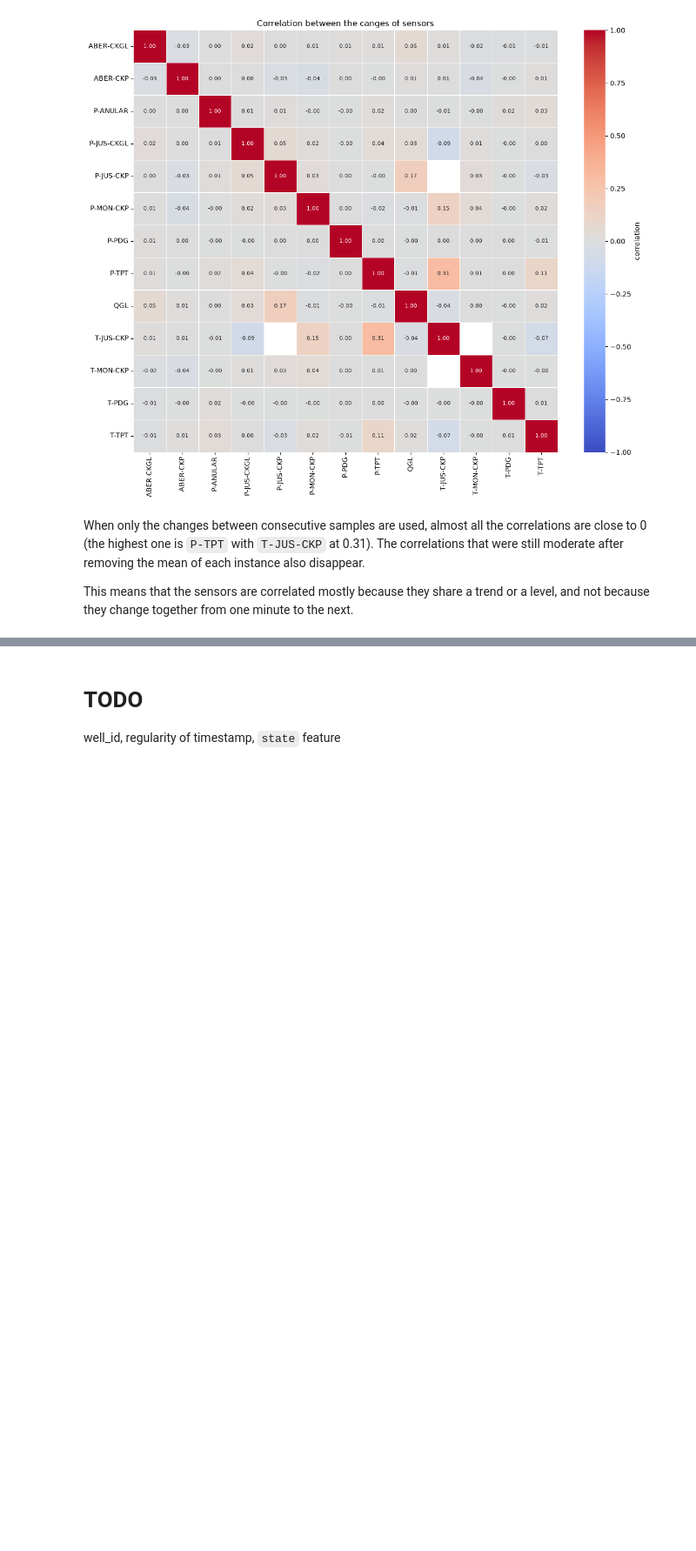
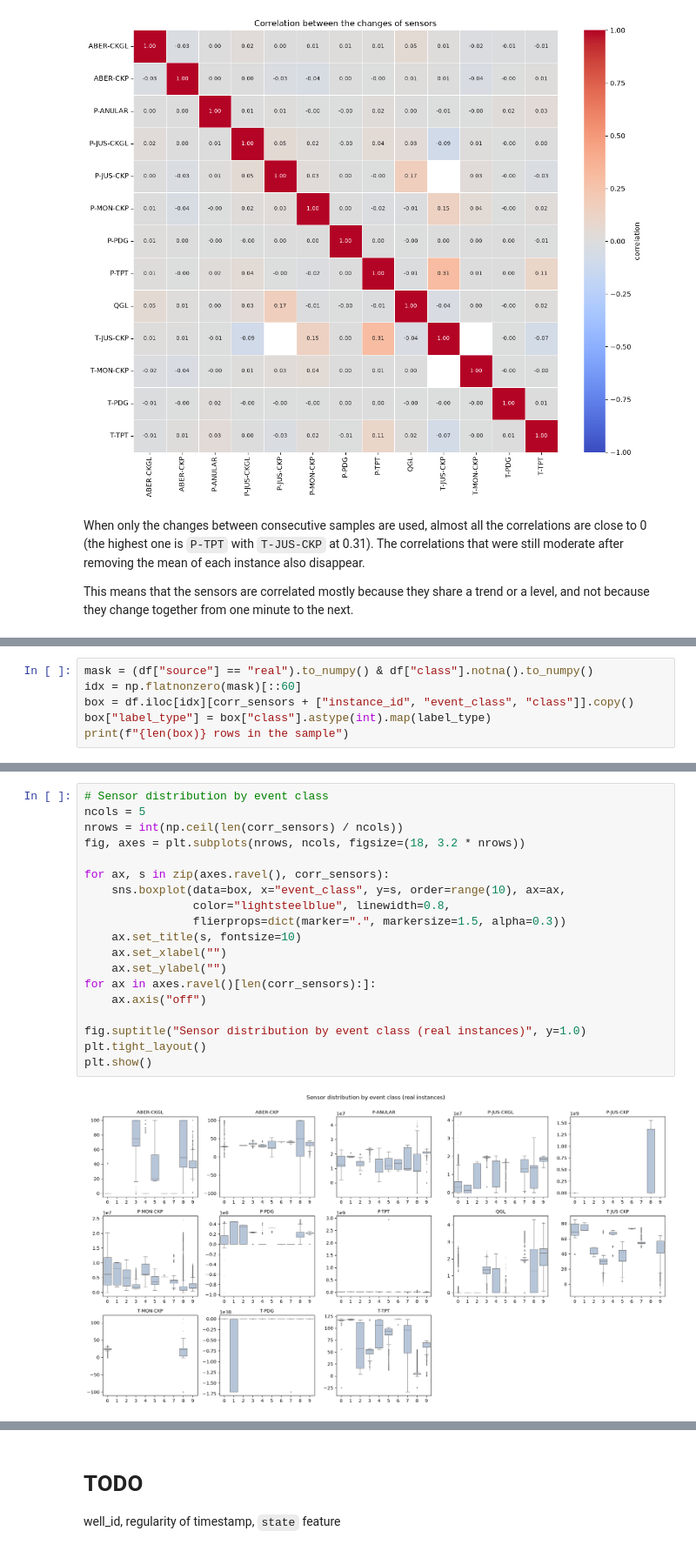
Before and after one commit to tommasofacchin/uis-msc-data-science, a Jupyter notebook: DAT540 - Data science/Project/01_eda.ipynb, the cells around one changed output, grey strips where cells are left out. Shown at 87% size. Cells and saved outputs as stored; diff of their text form; blank space fills up the shorter version.

Commit message:
DAT540 boxplots and outliers

```diff
--- a/DAT540 - Data science/Project/01_eda.ipynb
+++ b/DAT540 - Data science/Project/01_eda.ipynb
@@ -732,0 +737,6 @@ This means that the sensors are correlated mostly because they share a trend or
+# %%
+mask = (df["source"] == "real").to_numpy() & df["class"].notna().to_numpy()
+idx = np.flatnonzero(mask)[::60]
+box = df.iloc[idx][corr_sensors + ["instance_id", "event_class", "class"]].copy()
+box["label_type"] = box["class"].astype(int).map(label_type)
+print(f"{len(box)} rows in the sample")
@@ -732,0 +764,21 @@ This means that the sensors are correlated mostly because they share a trend or
+# %%
+# Sensor distribution by event class
+ncols = 5
+nrows = int(np.ceil(len(corr_sensors) / ncols))
+fig, axes = plt.subplots(nrows, ncols, figsize=(18, 3.2 * nrows))
+
+for ax, s in zip(axes.ravel(), corr_sensors):
+    sns.boxplot(data=box, x="event_class", y=s, order=range(10), ax=ax,
+                color="lightsteelblue", linewidth=0.8,
+                flierprops=dict(marker=".", markersize=1.5, alpha=0.3))
+    ax.set_title(s, fontsize=10)
+    ax.set_xlabel("")
+    ax.set_ylabel("")
+for ax in axes.ravel()[len(corr_sensors):]:
+    ax.axis("off")
+
+fig.suptitle("Sensor distribution by event class (real instances)", y=1.0)
+plt.tight_layout()
+plt.show()
+# %% [output]
+[figure, added]
```
Also changed, not shown: parts of 15 cells of this notebook.
